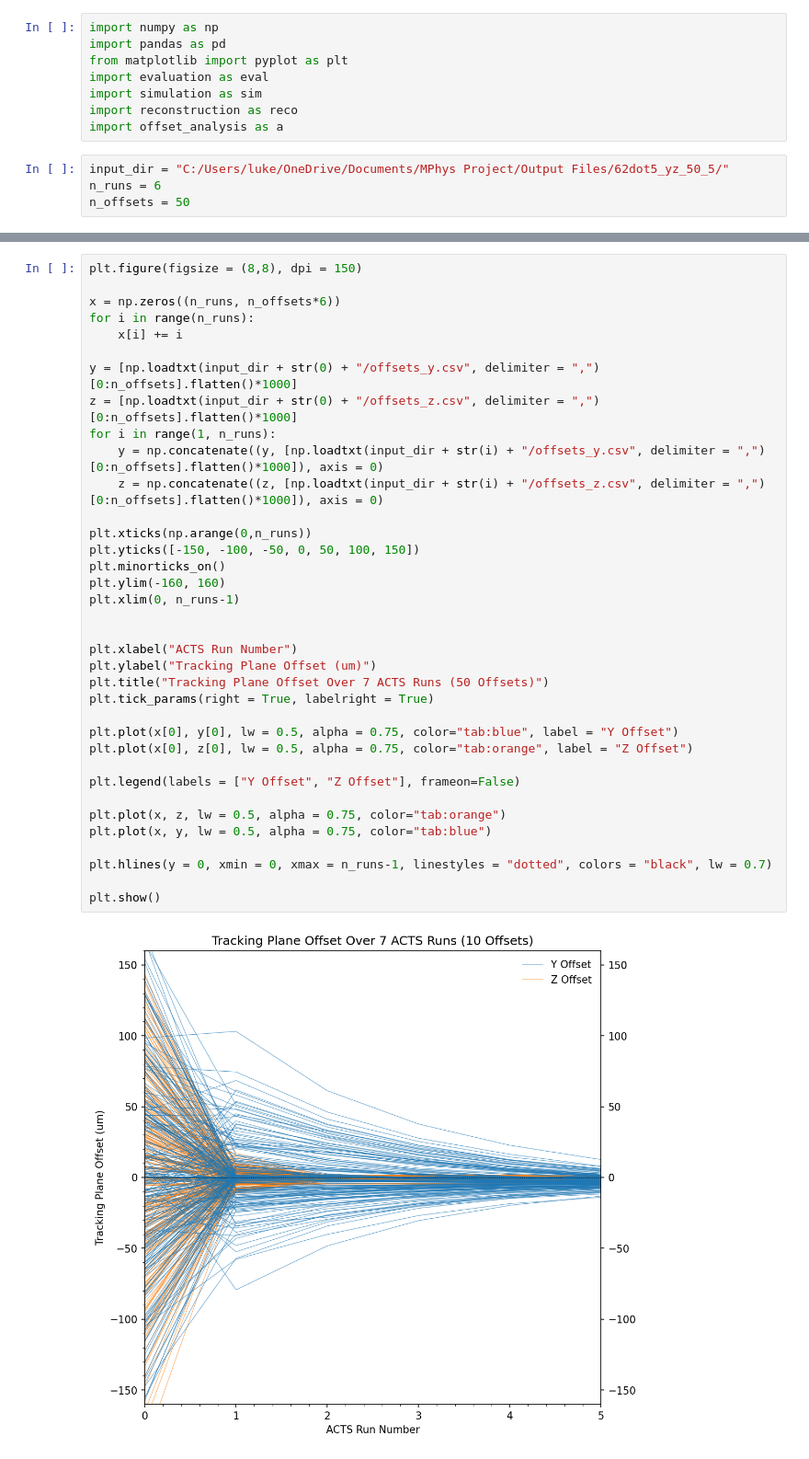
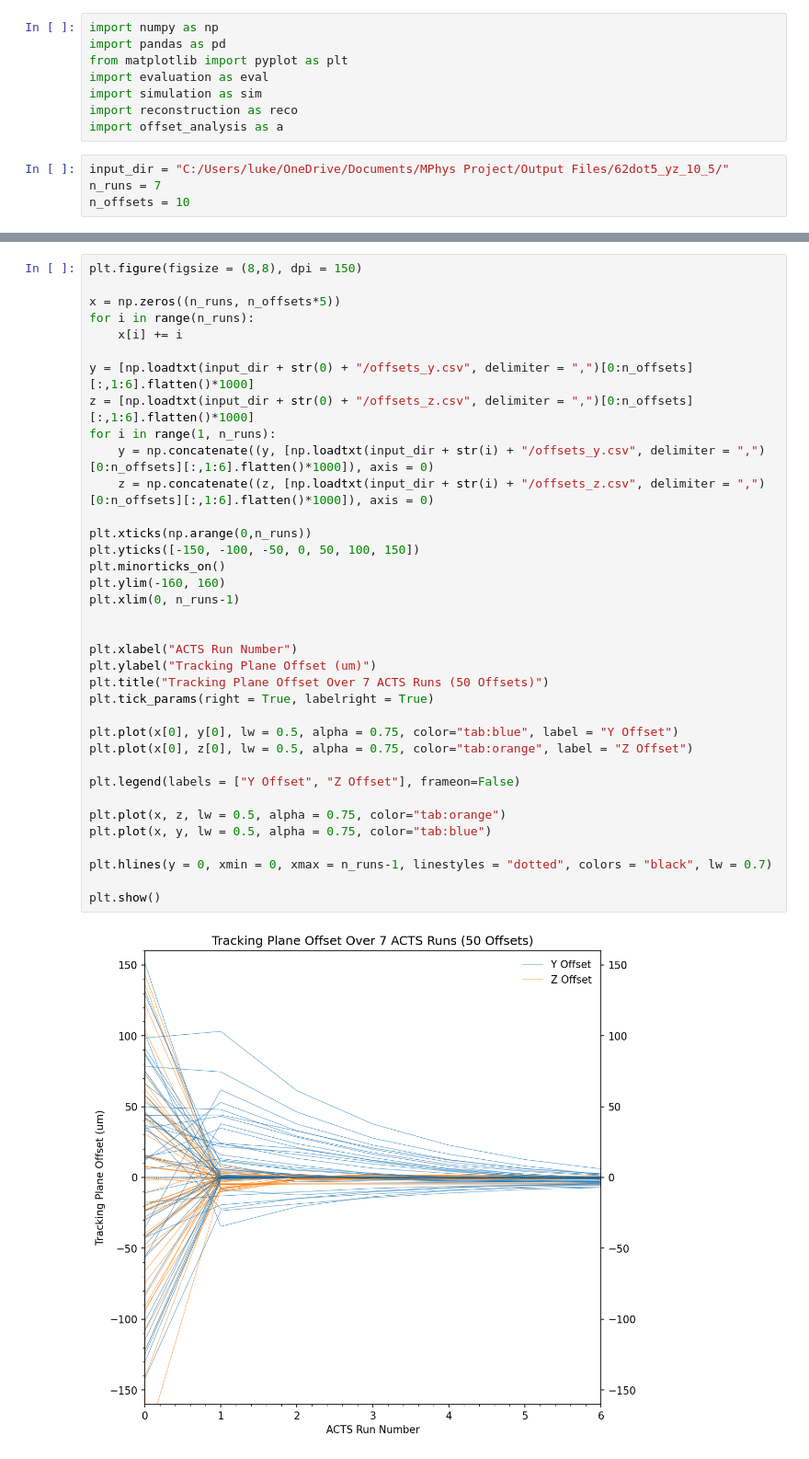
Before and after one commit to ldk111/FASER-2-MPhys-Project, a Jupyter notebook: Analysis/analysis_testing.ipynb, the cells around one changed output, grey strips where cells are left out. Shown: that part at 92% size. Drawn from its saved outputs; the diff is of its cells as text.

```diff
--- a/Analysis/analysis_testing.ipynb
+++ b/Analysis/analysis_testing.ipynb
@@ -7,6 +7,6 @@ import simulation as sim
 import reconstruction as reco
 import offset_analysis as a
 # %%
-input_dir = "C:/Users/luke/OneDrive/Documents/MPhys Project/Output Files/62dot5_yz_50_5/"
-n_runs = 6
-n_offsets = 50
+input_dir = "C:/Users/luke/OneDrive/Documents/MPhys Project/Output Files/62dot5_yz_10_5/"
+n_runs = 7
+n_offsets = 10
@@ -13,41 +33,41 @@ n_offsets = 50
 # %%
 plt.figure(figsize = (8,8), dpi = 150)
 
-x = np.zeros((n_runs, n_offsets*6))
+x = np.zeros((n_runs, n_offsets*5))
 for i in range(n_runs):
     x[i] += i
 
-y = [np.loadtxt(input_dir + str(0) + "/offsets_y.csv", delimiter = ",")[0:n_offsets].flatten()*1000]
-z = [np.loadtxt(input_dir + str(0) + "/offsets_z.csv", delimiter = ",")[0:n_offsets].flatten()*1000]
+y = [np.loadtxt(input_dir + str(0) + "/offsets_y.csv", delimiter = ",")[0:n_offsets][:,1:6].flatten()*1000]
+z = [np.loadtxt(input_dir + str(0) + "/offsets_z.csv", delimiter = ",")[0:n_offsets][:,1:6].flatten()*1000]
 for i in range(1, n_runs):
-    y = np.concatenate((y, [np.loadtxt(input_dir + str(i) + "/offsets_y.csv", delimiter = ",")[0:n_offsets].flatten()*1000]), axis = 0)
-    z = np.concatenate((z, [np.loadtxt(input_dir + str(i) + "/offsets_z.csv", delimiter = ",")[0:n_offsets].flatten()*1000]), axis = 0)
+    y = np.concatenate((y, [np.loadtxt(input_dir + str(i) + "/offsets_y.csv", delimiter = ",")[0:n_offsets][:,1:6].flatten()*1000]), axis = 0)
+    z = np.concatenate((z, [np.loadtxt(input_dir + str(i) + "/offsets_z.csv", delimiter = ",")[0:n_offsets][:,1:6].flatten()*1000]), axis = 0)
 
 plt.xticks(np.arange(0,n_runs))
 plt.yticks([-150, -100, -50, 0, 50, 100, 150])
 plt.minorticks_on()
 plt.ylim(-160, 160)
 plt.xlim(0, n_runs-1)
 
 
 plt.xlabel("ACTS Run Number")
 plt.ylabel("Tracking Plane Offset (um)")
 plt.title("Tracking Plane Offset Over 7 ACTS Runs (50 Offsets)")
 plt.tick_params(right = True, labelright = True)
 
 plt.plot(x[0], y[0], lw = 0.5, alpha = 0.75, color="tab:blue", label = "Y Offset")
 plt.plot(x[0], z[0], lw = 0.5, alpha = 0.75, color="tab:orange", label = "Z Offset")
 
 plt.legend(labels = ["Y Offset", "Z Offset"], frameon=False)
 
 plt.plot(x, z, lw = 0.5, alpha = 0.75, color="tab:orange")
 plt.plot(x, y, lw = 0.5, alpha = 0.75, color="tab:blue")
 
 plt.hlines(y = 0, xmin = 0, xmax = n_runs-1, linestyles = "dotted", colors = "black", lw = 0.7)
 
 plt.show()
 # %% [output]
-[figure, old version]
+[figure, new version]
 # %%
 plt.figure(figsize = (8,8), dpi = 150)
 
```
Also changed, not shown: parts of 5 cells of this notebook.
